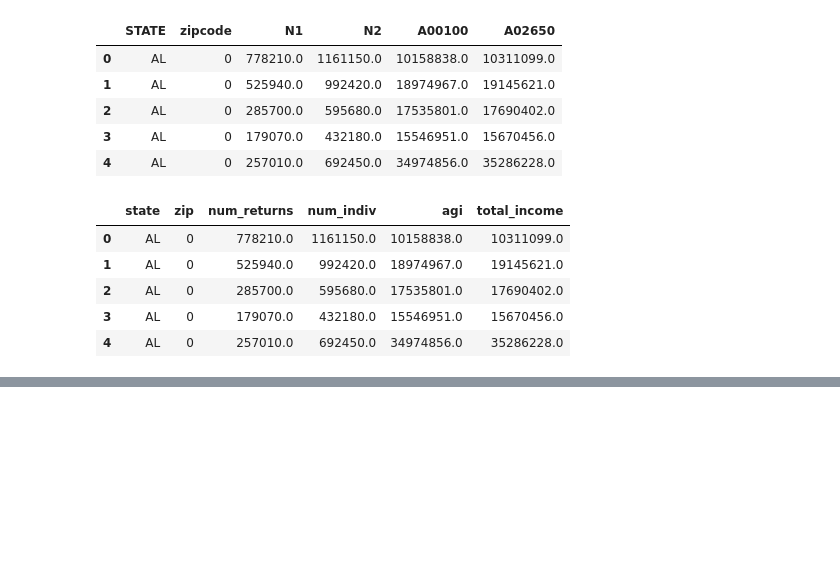
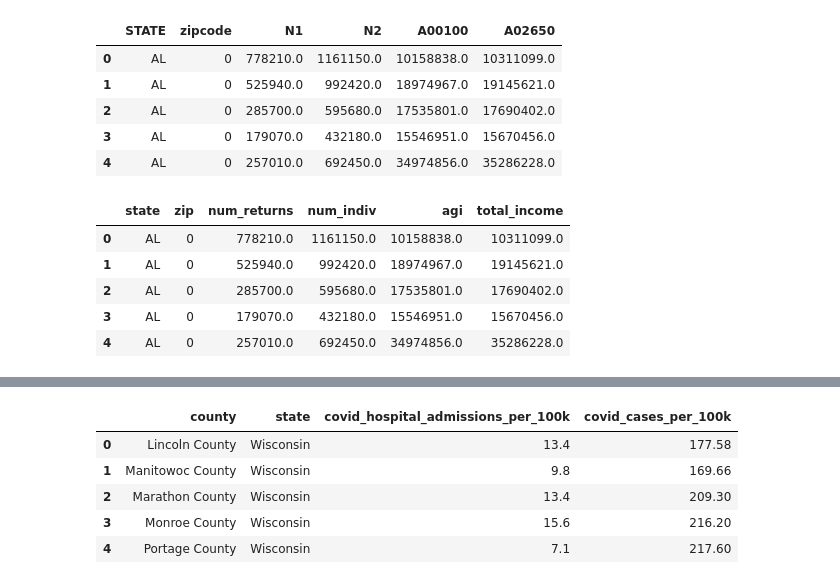
Before and after one commit to josh1den/DATA-602, a Jupyter notebook: FINAL_PROJECT/Project Workbook.ipynb, the cells around one changed output, grey strips where cells are left out. Saved outputs shown, nothing was run; the diff lists cells and outputs as text; code cells hidden in the pictures; blank space fills up the shorter version.

```diff
--- a/FINAL_PROJECT/Project Workbook.ipynb
+++ b/FINAL_PROJECT/Project Workbook.ipynb
@@ -80,0 +149,12 @@ irs_sub.to_csv(filepath, index=False)
+# %%
+# subset the desired columns
+cols = ['county','state','covid_hospital_admissions_per_100k','covid_cases_per_100k']
+com_df = com_df[cols]
+com_df.head()
+# %% [output]
+|  | county | state | covid_hospital_admissions_per_100k | covid_cases_per_100k |
+| 0 | Lincoln County | Wisconsin | 13.4 | 177.58 |
+| 1 | Manitowoc County | Wisconsin | 9.8 | 169.66 |
+| 2 | Marathon County | Wisconsin | 13.4 | 209.30 |
+| 3 | Monroe County | Wisconsin | 15.6 | 216.20 |
+| 4 | Portage County | Wisconsin | 7.1 | 217.60 |
```
Also changed, not shown: parts of 22 cells of this notebook, 2 other files.
